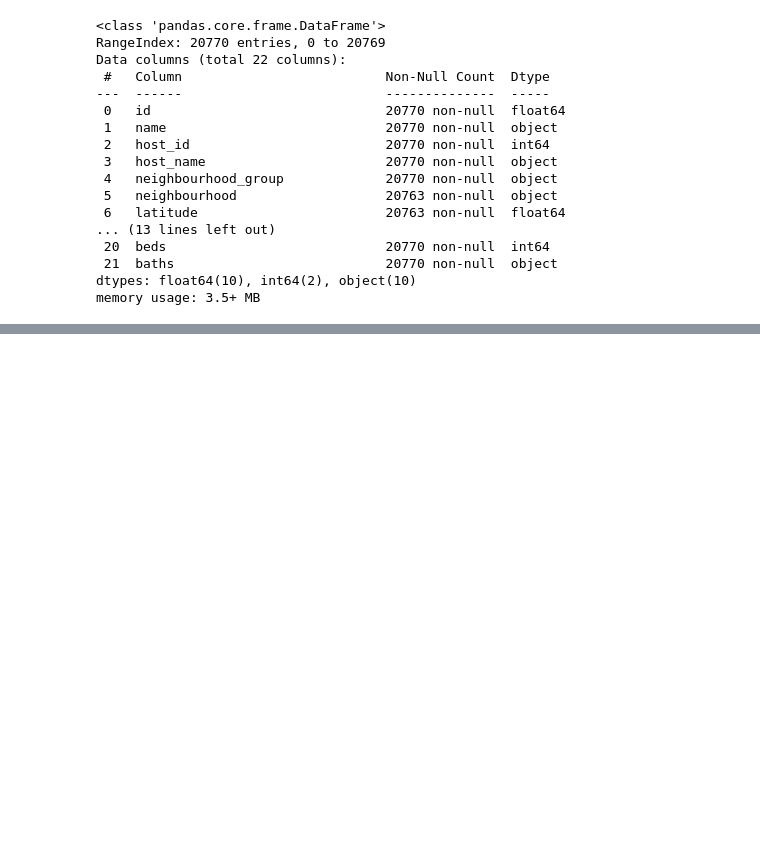
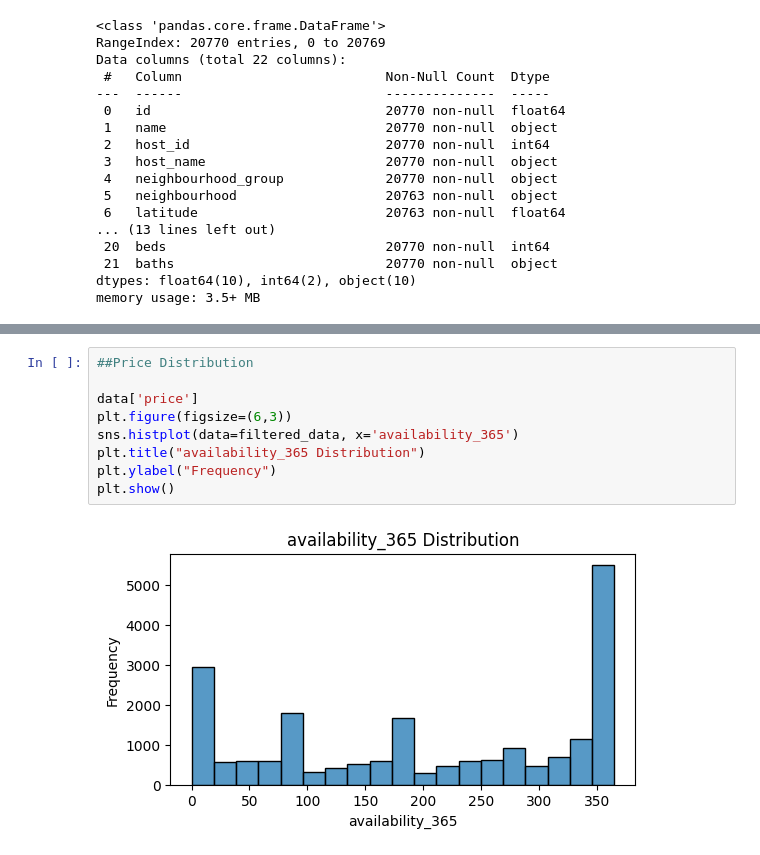
Before and after one commit to debopriyadebnath/airbnb-project, a Jupyter notebook: data.ipynb, the cells around one changed output, grey strips where cells are left out. Cells and saved outputs as stored; diff of their text form; blank space fills up the shorter version.

```diff
--- a/data.ipynb
+++ b/data.ipynb
@@ -80,0 +199,11 @@ memory usage: 3.5+ MB
+# %%
+##Price Distribution
+
+data['price']
+plt.figure(figsize=(6,3))
+sns.histplot(data=filtered_data, x='availability_365')
+plt.title("availability_365 Distribution")
+plt.ylabel("Frequency")
+plt.show()
+# %% [output]
+[figure, added]
```
Also changed, not shown: parts of 23 cells of this notebook.
